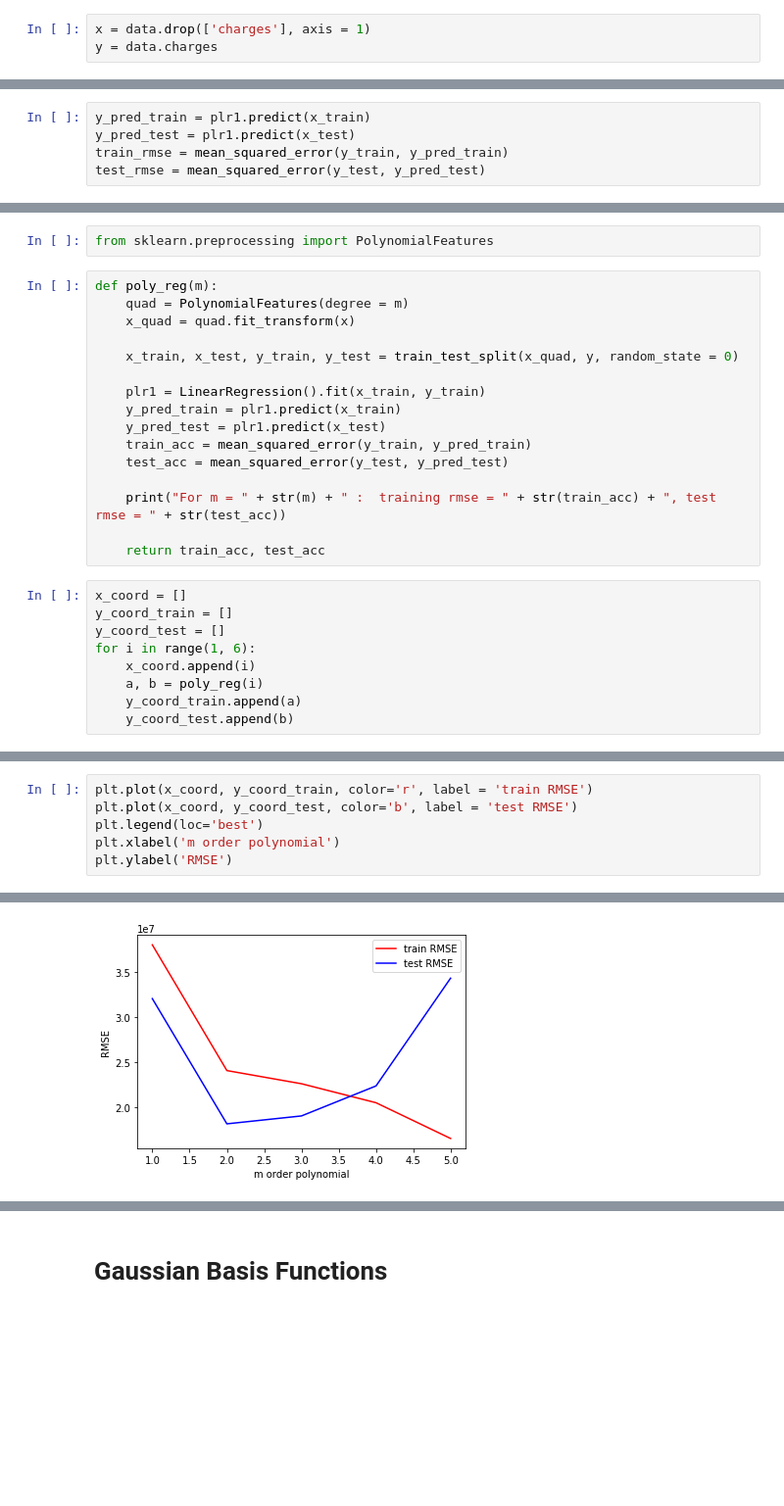
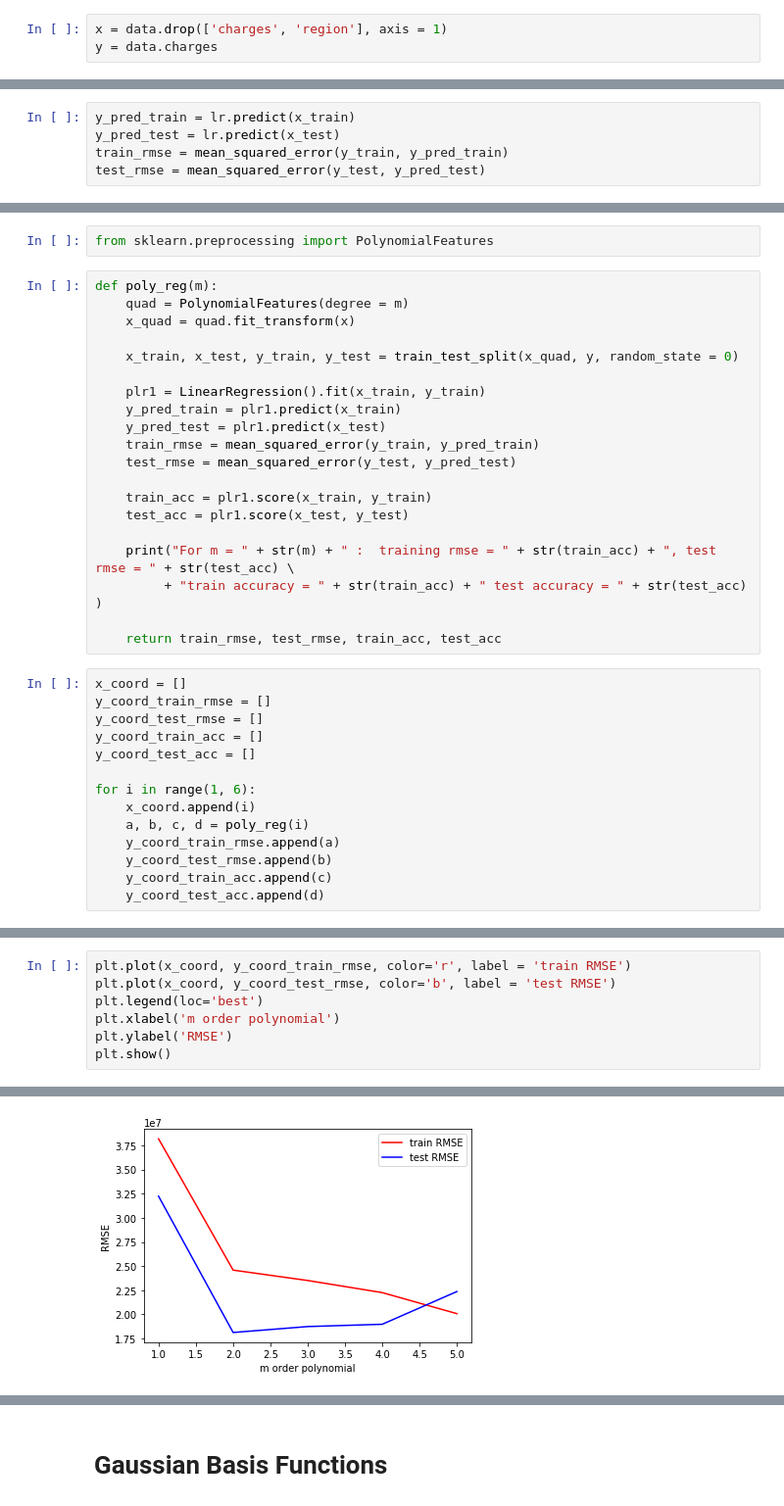
Before and after one commit to diveshuttam/BITS-F464, a Jupyter notebook: Linear Regression/Linear_Basis_Regression.ipynb, the cells around one changed output, grey strips where cells are left out. Shown: that part at 98% size. Drawn from its saved outputs; the diff is of its cells as text; blank space fills up the shorter version.

Commit message:
Fixed PolyReg

```diff
--- a/Linear Regression/Linear_Basis_Regression.ipynb
+++ b/Linear Regression/Linear_Basis_Regression.ipynb
@@ -41,14 +41,14 @@ from sklearn.linear_model import LinearRegression
 from sklearn.model_selection import train_test_split
 from sklearn.metrics import mean_squared_error
 # %%
-x = data.drop(['charges'], axis = 1)
+x = data.drop(['charges', 'region'], axis = 1)
 y = data.charges
 # %%
 x_train, x_test, y_train, y_test = train_test_split(x, y, random_state = 0)
 lr = LinearRegression().fit(x_train, y_train)
 # %%
-y_pred_train = plr1.predict(x_train)
-y_pred_test = plr1.predict(x_test)
+y_pred_train = lr.predict(x_train)
+y_pred_test = lr.predict(x_test)
 train_rmse = mean_squared_error(y_train, y_pred_train)
 test_rmse = mean_squared_error(y_test, y_pred_test)
 # %%
@@ -81,19 +81,28 @@ def poly_reg(m):
     plr1 = LinearRegression().fit(x_train, y_train)
     y_pred_train = plr1.predict(x_train)
     y_pred_test = plr1.predict(x_test)
-    train_acc = mean_squared_error(y_train, y_pred_train)
-    test_acc = mean_squared_error(y_test, y_pred_test)
+    train_rmse = mean_squared_error(y_train, y_pred_train)
+    test_rmse = mean_squared_error(y_test, y_pred_test)
 
-    print("For m = " + str(m) + " :  training rmse = " + str(train_acc) + ", test rmse = " + str(test_acc))
+    train_acc = plr1.score(x_train, y_train)
+    test_acc = plr1.score(x_test, y_test)
 
-    return train_acc, test_acc
+    print("For m = " + str(m) + " :  training rmse = " + str(train_acc) + ", test rmse = " + str(test_acc) \
+         + "train accuracy = " + str(train_acc) + " test accuracy = " + str(test_acc) )
+
+    return train_rmse, test_rmse, train_acc, test_acc
 # %%
 x_coord = []
-y_coord_train = []
-y_coord_test = []
+y_coord_train_rmse = []
+y_coord_test_rmse = []
+y_coord_train_acc = []
+y_coord_test_acc = []
+
 for i in range(1, 6):
     x_coord.append(i)
-    a, b = poly_reg(i)
-    y_coord_train.append(a)
-    y_coord_test.append(b)
+    a, b, c, d = poly_reg(i)
+    y_coord_train_rmse.append(a)
+    y_coord_test_rmse.append(b)
+    y_coord_train_acc.append(c)
+    y_coord_test_acc.append(d)
 # %% [output]
@@ -105,7 +114,8 @@ For m = 5 :  training rmse = 16537184.586574897, test rmse = 34343256.25002326
 # %%
-plt.plot(x_coord, y_coord_train, color='r', label = 'train RMSE')
-plt.plot(x_coord, y_coord_test, color='b', label = 'test RMSE')
+plt.plot(x_coord, y_coord_train_rmse, color='r', label = 'train RMSE')
+plt.plot(x_coord, y_coord_test_rmse, color='b', label = 'test RMSE')
 plt.legend(loc='best')
 plt.xlabel('m order polynomial')
 plt.ylabel('RMSE')
+plt.show()
 # %% [output]
@@ -113 +122 @@ Text(0, 0.5, 'RMSE')
-[figure, old version]
+[figure, new version]
```
Also changed, not shown: parts of 9 cells of this notebook.
